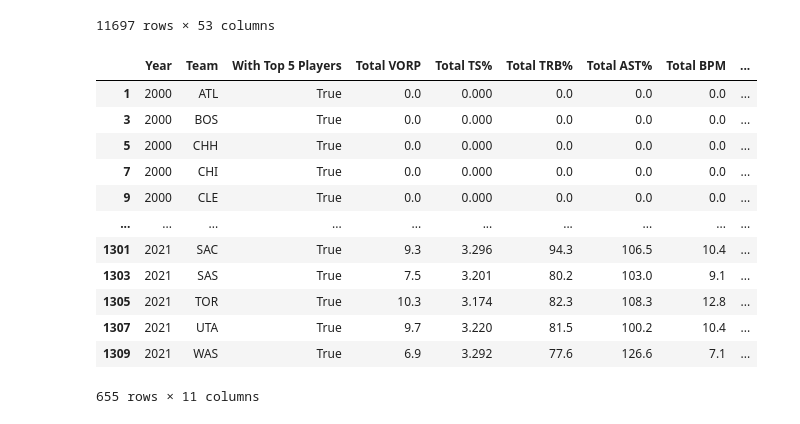
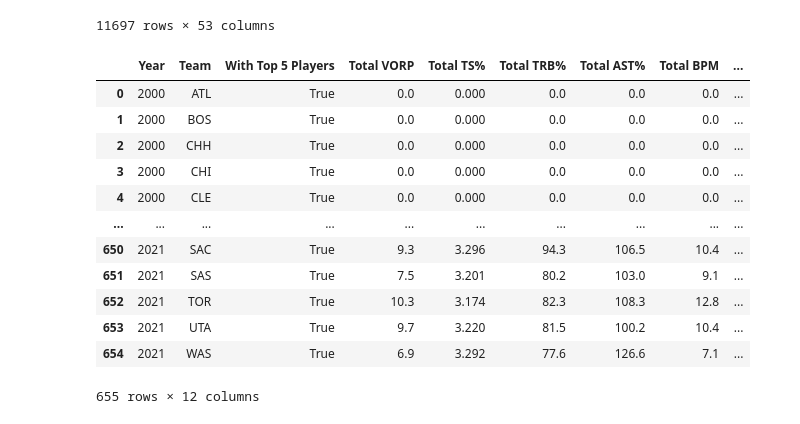
Before and after one commit to ShabKasra/ShabKasra.github.io, a Jupyter notebook: rec_predictor/Record_Predictor.ipynb, the cells around one changed output. Cells and saved outputs as stored; diff of their text form; code cells hidden in the pictures.

Commit message:
added wins and losses column to team stats

```diff
--- a/rec_predictor/Record_Predictor.ipynb
+++ b/rec_predictor/Record_Predictor.ipynb
@@ -196,28 +210,32 @@ rosterData
 # %%
 teamStats = rosterData.groupby(['Year','Team','Top 5 Previous VORP Team Rank'], as_index = False)['Previous VORP'].sum()
 
-for previousStat in ['TS%','TRB%','AST%','BPM', "VORP", "WS", "WS/48"]:
+for previousStat in ['TS%','TRB%','AST%','BPM', "WS", "WS/48"]:
     eachStatSeries = rosterData.groupby(['Year','Team',f'Top 5 Previous {previousStat} Team Rank'])["Previous " + previousStat].sum()
     teamStats["Total "+ previousStat] = eachStatSeries.reset_index(drop = True)
 
+wins = rosterData.groupby(['Year','Team',f'Top 5 Previous VORP Team Rank'])["Wins"].agg(pd.Series.mode)
+losses = rosterData.groupby(['Year','Team',f'Top 5 Previous VORP Team Rank'])["Losses"].agg(pd.Series.mode)
+teamStats["Wins"] = wins.reset_index(drop = True)
+teamStats["Losses"] = losses.reset_index(drop = True)
 
 teamStats.rename(columns={"Previous VORP": "Total VORP","Top 5 Previous VORP Team Rank":"With Top 5 Players"}, inplace = True)
+teamStats = teamStats[teamStats["With Top 5 Players"]]
+teamStats.reset_index(drop = True,inplace = True)
 
-
-teamStats = teamStats[teamStats["With Top 5 Players"]]
 teamStats
 # %% [output]
 |  | Year | Team | With Top 5 Players | Total VORP | Total TS% | Total TRB% | Total AST% | Total BPM | ... |
-| 1 | 2000 | ATL | True | 0.0 | 0.000 | 0.0 | 0.0 | 0.0 | ... |
-| 3 | 2000 | BOS | True | 0.0 | 0.000 | 0.0 | 0.0 | 0.0 | ... |
-| 5 | 2000 | CHH | True | 0.0 | 0.000 | 0.0 | 0.0 | 0.0 | ... |
-| 7 | 2000 | CHI | True | 0.0 | 0.000 | 0.0 | 0.0 | 0.0 | ... |
-| 9 | 2000 | CLE | True | 0.0 | 0.000 | 0.0 | 0.0 | 0.0 | ... |
+| 0 | 2000 | ATL | True | 0.0 | 0.000 | 0.0 | 0.0 | 0.0 | ... |
+| 1 | 2000 | BOS | True | 0.0 | 0.000 | 0.0 | 0.0 | 0.0 | ... |
+| 2 | 2000 | CHH | True | 0.0 | 0.000 | 0.0 | 0.0 | 0.0 | ... |
+| 3 | 2000 | CHI | True | 0.0 | 0.000 | 0.0 | 0.0 | 0.0 | ... |
+| 4 | 2000 | CLE | True | 0.0 | 0.000 | 0.0 | 0.0 | 0.0 | ... |
 | ... | ... | ... | ... | ... | ... | ... | ... | ... | ... |
-| 1301 | 2021 | SAC | True | 9.3 | 3.296 | 94.3 | 106.5 | 10.4 | ... |
-| 1303 | 2021 | SAS | True | 7.5 | 3.201 | 80.2 | 103.0 | 9.1 | ... |
-| 1305 | 2021 | TOR | True | 10.3 | 3.174 | 82.3 | 108.3 | 12.8 | ... |
-| 1307 | 2021 | UTA | True | 9.7 | 3.220 | 81.5 | 100.2 | 10.4 | ... |
-| 1309 | 2021 | WAS | True | 6.9 | 3.292 | 77.6 | 126.6 | 7.1 | ... |
+| 650 | 2021 | SAC | True | 9.3 | 3.296 | 94.3 | 106.5 | 10.4 | ... |
+| 651 | 2021 | SAS | True | 7.5 | 3.201 | 80.2 | 103.0 | 9.1 | ... |
+| 652 | 2021 | TOR | True | 10.3 | 3.174 | 82.3 | 108.3 | 12.8 | ... |
+| 653 | 2021 | UTA | True | 9.7 | 3.220 | 81.5 | 100.2 | 10.4 | ... |
+| 654 | 2021 | WAS | True | 6.9 | 3.292 | 77.6 | 126.6 | 7.1 | ... |
-655 rows × 11 columns
+655 rows × 12 columns
 # %%
```
Also changed, not shown: parts of 2 cells of this notebook, 1 other file.
